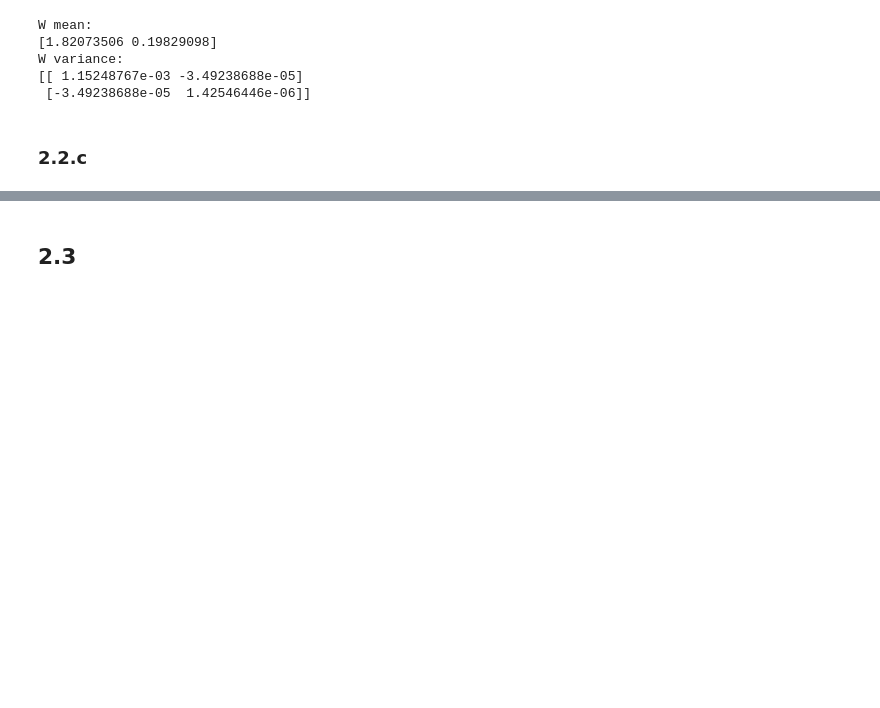
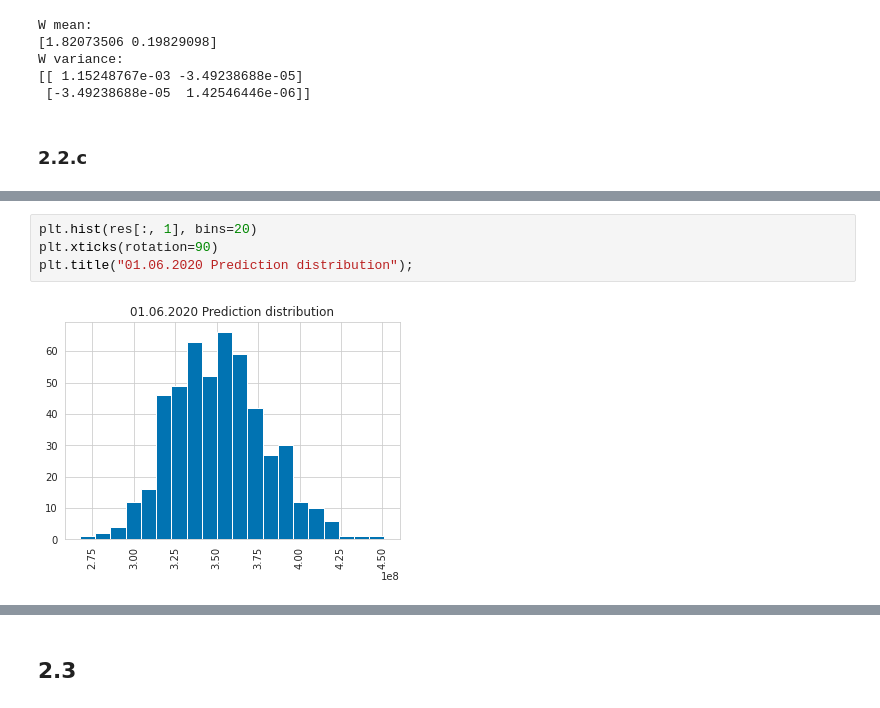
Before and after one commit to Illumaria/made-advanced-machine-learning, a Jupyter notebook: assignment_01.ipynb, the cells around one changed output, grey strips where cells are left out. Drawn from its saved outputs; the diff is of its cells as text; blank space fills up the shorter version.

```diff
--- a/assignment_01.ipynb
+++ b/assignment_01.ipynb
@@ -322,0 +369,6 @@ W variance:
+# %%
+plt.hist(res[:, 1], bins=20)
+plt.xticks(rotation=90)
+plt.title("01.06.2020 Prediction distribution");
+# %% [output]
+[figure, added]
```
Also changed, not shown: parts of 24 cells of this notebook.
